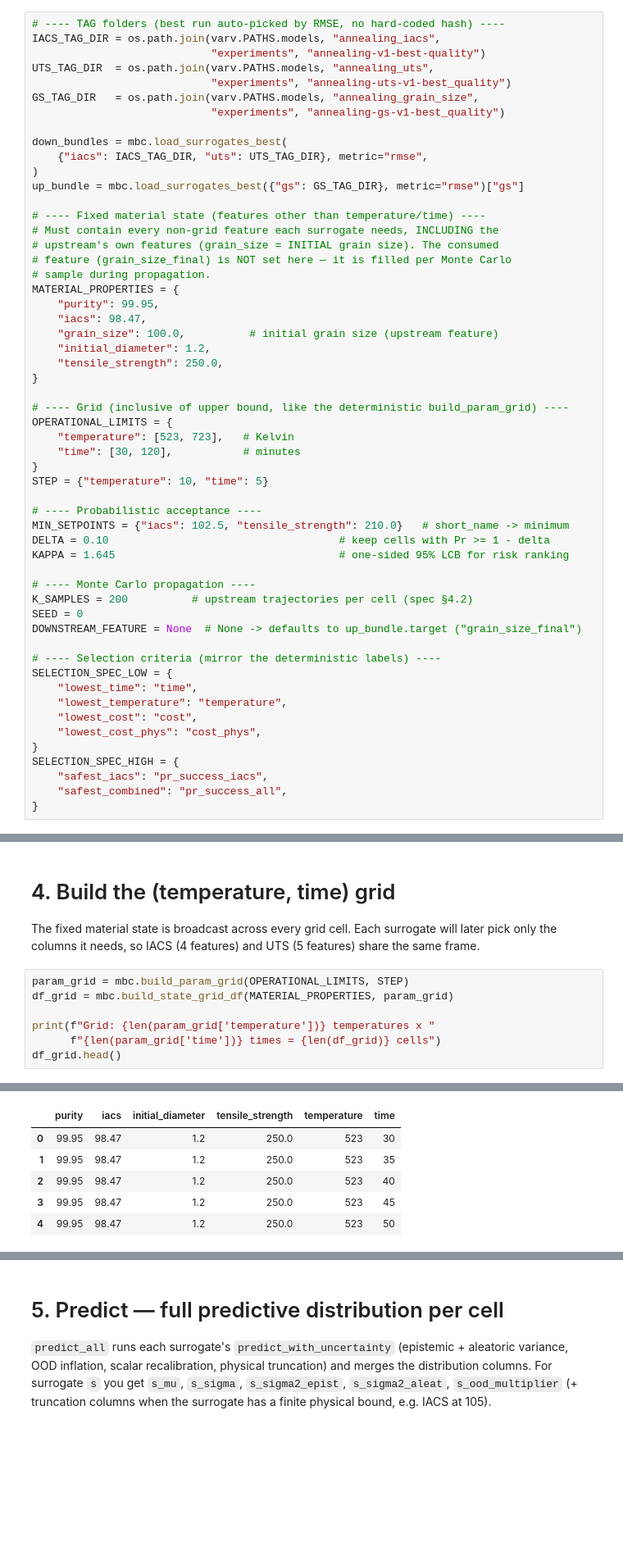
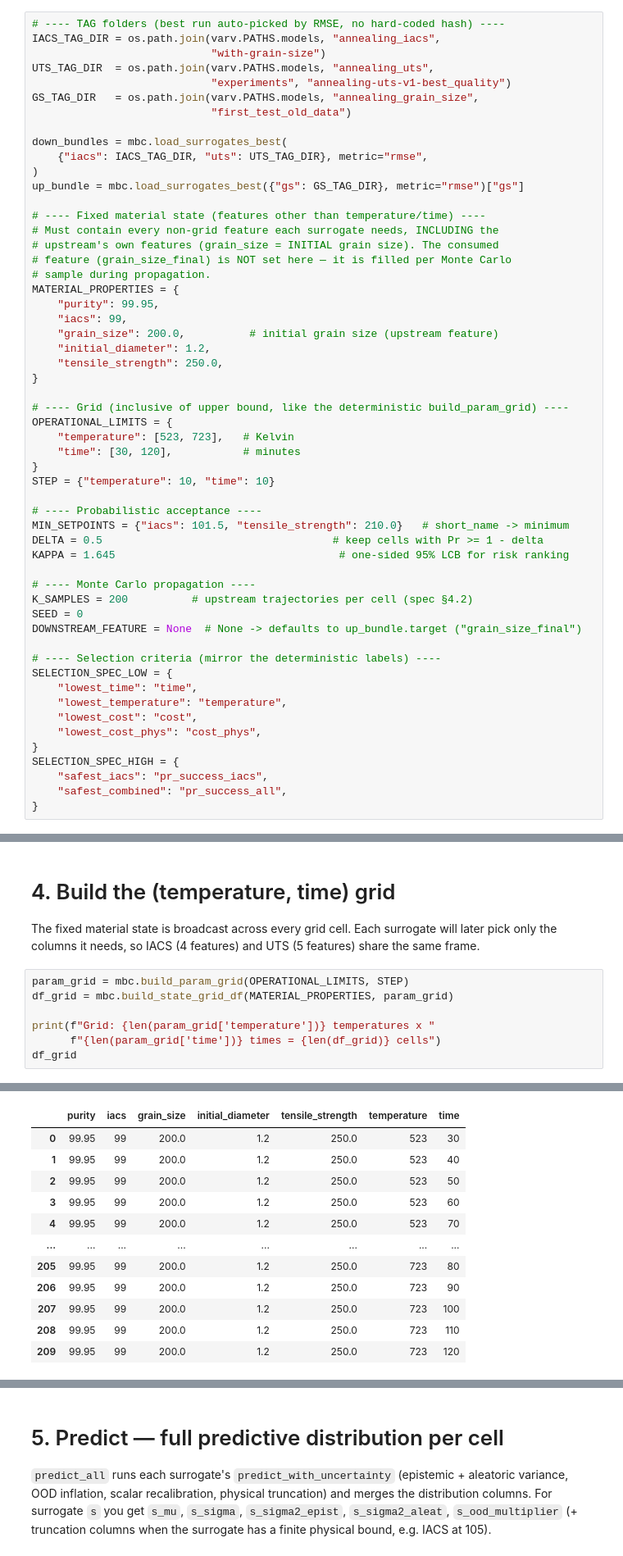
Before and after one commit to FelipeMFO-RM/uncertainty-aware-predictors, a Jupyter notebook: notebooks/exploration/mbc_annealing_downstream.ipynb, the cells around one changed output, grey strips where cells are left out. Shown at 82% size. Drawn from its saved outputs; the diff is of its cells as text; blank space fills up the shorter version.

```diff
--- a/notebooks/exploration/mbc_annealing_downstream.ipynb
+++ b/notebooks/exploration/mbc_annealing_downstream.ipynb
@@ -71,11 +71,11 @@ Section 10 of the annealing notebooks (or any `<run_dir>` from ExperimentRunner)
 # %%
 # ---- TAG folders (best run auto-picked by RMSE, no hard-coded hash) ----
 IACS_TAG_DIR = os.path.join(varv.PATHS.models, "annealing_iacs",
-                            "experiments", "annealing-v1-best-quality")
+                            "with-grain-size")
 UTS_TAG_DIR  = os.path.join(varv.PATHS.models, "annealing_uts",
                             "experiments", "annealing-uts-v1-best_quality")
 GS_TAG_DIR   = os.path.join(varv.PATHS.models, "annealing_grain_size",
-                            "experiments", "annealing-gs-v1-best_quality")
+                            "first_test_old_data")
 
 down_bundles = mbc.load_surrogates_best(
     {"iacs": IACS_TAG_DIR, "uts": UTS_TAG_DIR}, metric="rmse",
@@ -89,8 +89,8 @@ up_bundle = mbc.load_surrogates_best({"gs": GS_TAG_DIR}, metric="rmse")["gs"]
 # sample during propagation.
 MATERIAL_PROPERTIES = {
     "purity": 99.95,
-    "iacs": 98.47,
-    "grain_size": 100.0,          # initial grain size (upstream feature)
+    "iacs": 99,
+    "grain_size": 200.0,          # initial grain size (upstream feature)
     "initial_diameter": 1.2,
     "tensile_strength": 250.0,
 }
@@ -100,11 +100,11 @@ OPERATIONAL_LIMITS = {
     "temperature": [523, 723],   # Kelvin
     "time": [30, 120],           # minutes
 }
-STEP = {"temperature": 10, "time": 5}
+STEP = {"temperature": 10, "time": 10}
 
 # ---- Probabilistic acceptance ----
-MIN_SETPOINTS = {"iacs": 102.5, "tensile_strength": 210.0}   # short_name -> minimum
-DELTA = 0.10                                    # keep cells with Pr >= 1 - delta
+MIN_SETPOINTS = {"iacs": 101.5, "tensile_strength": 210.0}   # short_name -> minimum
+DELTA = 0.5                                    # keep cells with Pr >= 1 - delta
 KAPPA = 1.645                                   # one-sided 95% LCB for risk ranking
 
 # ---- Monte Carlo propagation ----
@@ -199,5 +177,5 @@ df_grid = mbc.build_state_grid_df(MATERIAL_PROPERTIES, param_grid)
 
 print(f"Grid: {len(param_grid['temperature'])} temperatures x "
       f"{len(param_grid['time'])} times = {len(df_grid)} cells")
-df_grid.head()
+df_grid
 # %% [output]
@@ -205,6 +183,12 @@ Grid: 21 temperatures x 19 times = 399 cells
-|  | purity | iacs | initial_diameter | tensile_strength | temperature | time |
-| 0 | 99.95 | 98.47 | 1.2 | 250.0 | 523 | 30 |
-| 1 | 99.95 | 98.47 | 1.2 | 250.0 | 523 | 35 |
-| 2 | 99.95 | 98.47 | 1.2 | 250.0 | 523 | 40 |
-| 3 | 99.95 | 98.47 | 1.2 | 250.0 | 523 | 45 |
-| 4 | 99.95 | 98.47 | 1.2 | 250.0 | 523 | 50 |
+|  | purity | iacs | grain_size | initial_diameter | tensile_strength | temperature | time |
+| 0 | 99.95 | 99 | 200.0 | 1.2 | 250.0 | 523 | 30 |
+| 1 | 99.95 | 99 | 200.0 | 1.2 | 250.0 | 523 | 40 |
+| 2 | 99.95 | 99 | 200.0 | 1.2 | 250.0 | 523 | 50 |
+| 3 | 99.95 | 99 | 200.0 | 1.2 | 250.0 | 523 | 60 |
+| 4 | 99.95 | 99 | 200.0 | 1.2 | 250.0 | 523 | 70 |
+| ... | ... | ... | ... | ... | ... | ... | ... |
+| 205 | 99.95 | 99 | 200.0 | 1.2 | 250.0 | 723 | 80 |
+| 206 | 99.95 | 99 | 200.0 | 1.2 | 250.0 | 723 | 90 |
+| 207 | 99.95 | 99 | 200.0 | 1.2 | 250.0 | 723 | 100 |
+| 208 | 99.95 | 99 | 200.0 | 1.2 | 250.0 | 723 | 110 |
+| 209 | 99.95 | 99 | 200.0 | 1.2 | 250.0 | 723 | 120 |
```
Also changed, not shown: parts of 27 cells of this notebook.
